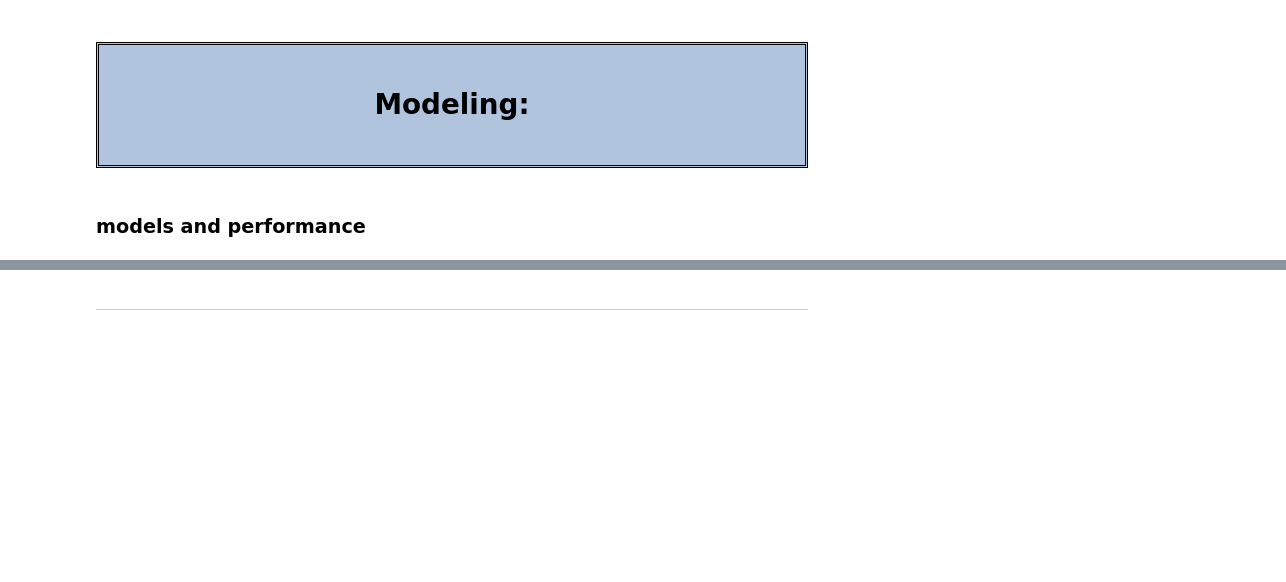
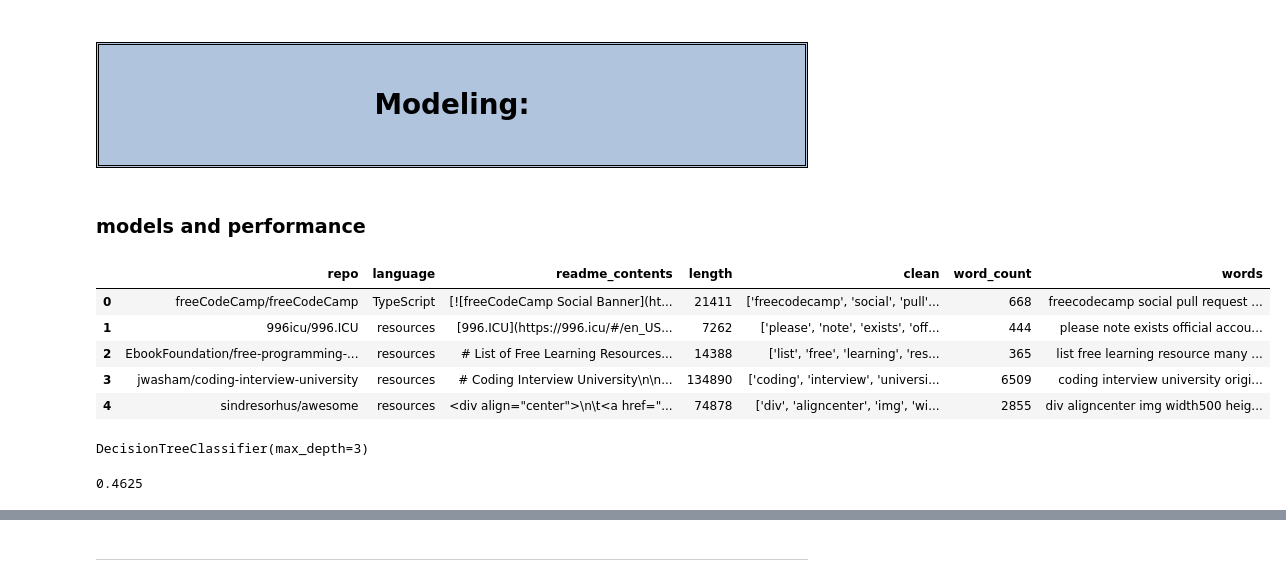
Before and after one commit to Everett-Clark-Jennifer-Lewis-NLP/NLP-Project, a Jupyter notebook: project_template.ipynb, the cells around one changed output, grey strips where cells are left out. Drawn from its saved outputs; the diff is of its cells as text; code cells hidden in the pictures; blank space fills up the shorter version.

```diff
--- a/project_template.ipynb
+++ b/project_template.ipynb
@@ -138,3 +138,12 @@ Name: language, dtype: int64
 # <div style="background-color:lightsteelblue; text-align:center; vertical-align: middle; padding:40px 0;font-size:50px; border: double">Modeling:</div>
 # %% [markdown]
 ### models and performance
+# %%
+df.head()
+# %% [output]
+|  | repo | language | readme_contents | length | clean | word_count | words |
+| 0 | freeCodeCamp/freeCodeCamp | TypeScript | [![freeCodeCamp Social Banner](ht... | 21411 | ['freecodecamp', 'social', 'pull'... | 668 | freecodecamp social pull request ... |
+| 1 | 996icu/996.ICU | resources | [996.ICU](https://996.icu/#/en_US... | 7262 | ['please', 'note', 'exists', 'off... | 444 | please note exists official accou... |
+| 2 | EbookFoundation/free-programming-... | resources | # List of Free Learning Resources... | 14388 | ['list', 'free', 'learning', 'res... | 365 | list free learning resource many ... |
+| 3 | jwasham/coding-interview-university | resources | # Coding Interview University\n\n... | 134890 | ['coding', 'interview', 'universi... | 6509 | coding interview university origi... |
+| 4 | sindresorhus/awesome | resources | <div align="center">\n\t<a href="... | 74878 | ['div', 'aligncenter', 'img', 'wi... | 2855 | div aligncenter img width500 heig... |
@@ -140,0 +160,8 @@ Name: language, dtype: int64
+# %%
+tree.fit(X_bow, y_train)
+# %% [output]
+DecisionTreeClassifier(max_depth=3)
+# %%
+tree.score(X_bow, y_train)
+# %% [output]
+0.4625
```
Also changed, not shown: parts of 6 cells of this notebook.
